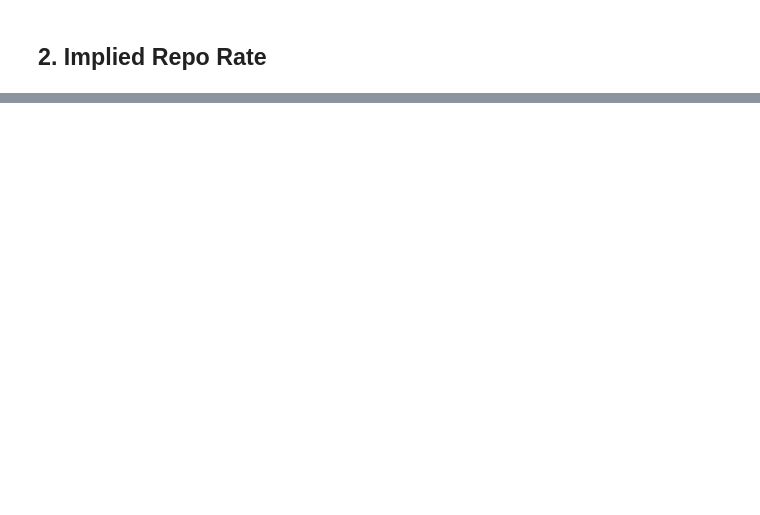
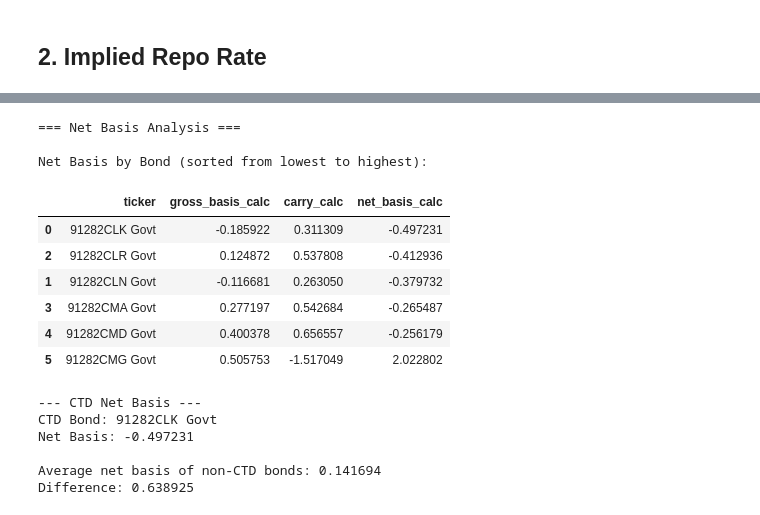
Before and after one commit to DipeshGhimire/FinMath-FixedIncome, a Jupyter notebook: treasury_futures/ctd_and_implied_repo.ipynb, the cells around one changed output, grey strips where cells are left out. Saved outputs shown, nothing was run; the diff lists cells and outputs as text; code cells hidden in the pictures; blank space fills up the shorter version.

```diff
--- a/treasury_futures/ctd_and_implied_repo.ipynb
+++ b/treasury_futures/ctd_and_implied_repo.ipynb
@@ -112,0 +357,65 @@ Answer: Yes, this matches the CTD identified by Bloomberg in the fut_ctd field,
+# %%
+def calculate_net_basis(row, futures_price, days_hold):
+    """
+    Calculate Net Basis = Basis - Carry
+    Basis = P - (φ * F)
+    Carry = Coupon Income - Financing Cost
+    """
+    # Gross Basis
+    gross_basis = row['px_last'] - (futures_price * row['conversion'])
+
+    # Financing Cost (repo cost on dirty price)
+    dirty_price = row['px_last'] + row['int_acc']
+    financing_cost = dirty_price * row['repo_reporate_val'] * (days_hold / 360.0)
+
+    # Coupon Income (if coupon is paid during holding period)
+    if days_hold >= row['days_to_next_coupon']:
+        coupon_income = row['cpn'] / 2.0  # Semiannual coupon per 100 face
+    else:
+        coupon_income = 0.0
+
+    # Carry = Income - Cost
+    carry = coupon_income - financing_cost
+
+    # Net Basis
+    net_basis = gross_basis - carry
+
+    return net_basis, gross_basis, carry
+
+# Calculate net basis for all bonds
+results = bond_data.apply(lambda row: calculate_net_basis(row, F, days_to_delivery), axis=1)
+bond_data['net_basis_calc'] = results.apply(lambda x: x[0])
+bond_data['gross_basis_calc'] = results.apply(lambda x: x[1])
+bond_data['carry_calc'] = results.apply(lambda x: x[2])
+
+print("=== Net Basis Analysis ===\n")
+print("Net Basis by Bond (sorted from lowest to highest):")
+display(bond_data[['ticker', 'gross_basis_calc', 'carry_calc', 'net_basis_calc']].sort_values('net_basis_calc').head(10))
+
+# CTD Net Basis
+ctd_net_basis = bond_data.loc[bond_data['ticker'] == ctd_ticker, 'net_basis_calc'].values[0]
+print(f"\n--- CTD Net Basis ---")
+print(f"CTD Bond: {ctd_ticker}")
+print(f"Net Basis: {ctd_net_basis:.6f}")
+
+# Compare to other bonds
+non_ctd_avg = bond_data.loc[bond_data['ticker'] != ctd_ticker, 'net_basis_calc'].mean()
+print(f"\nAverage net basis of non-CTD bonds: {non_ctd_avg:.6f}")
+print(f"Difference: {non_ctd_avg - ctd_net_basis:.6f}")
+# %% [output]
+=== Net Basis Analysis ===
+
+Net Basis by Bond (sorted from lowest to highest):
+|  | ticker | gross_basis_calc | carry_calc | net_basis_calc |
+| 0 | 91282CLK Govt | -0.185922 | 0.311309 | -0.497231 |
+| 2 | 91282CLR Govt | 0.124872 | 0.537808 | -0.412936 |
+| 1 | 91282CLN Govt | -0.116681 | 0.263050 | -0.379732 |
+| 3 | 91282CMA Govt | 0.277197 | 0.542684 | -0.265487 |
+| 4 | 91282CMD Govt | 0.400378 | 0.656557 | -0.256179 |
+| 5 | 91282CMG Govt | 0.505753 | -1.517049 | 2.022802 |
+--- CTD Net Basis ---
+CTD Bond: 91282CLK Govt
+Net Basis: -0.497231
+
+Average net basis of non-CTD bonds: 0.141694
+Difference: 0.638925
```
Also changed, not shown: parts of 12 cells of this notebook.
